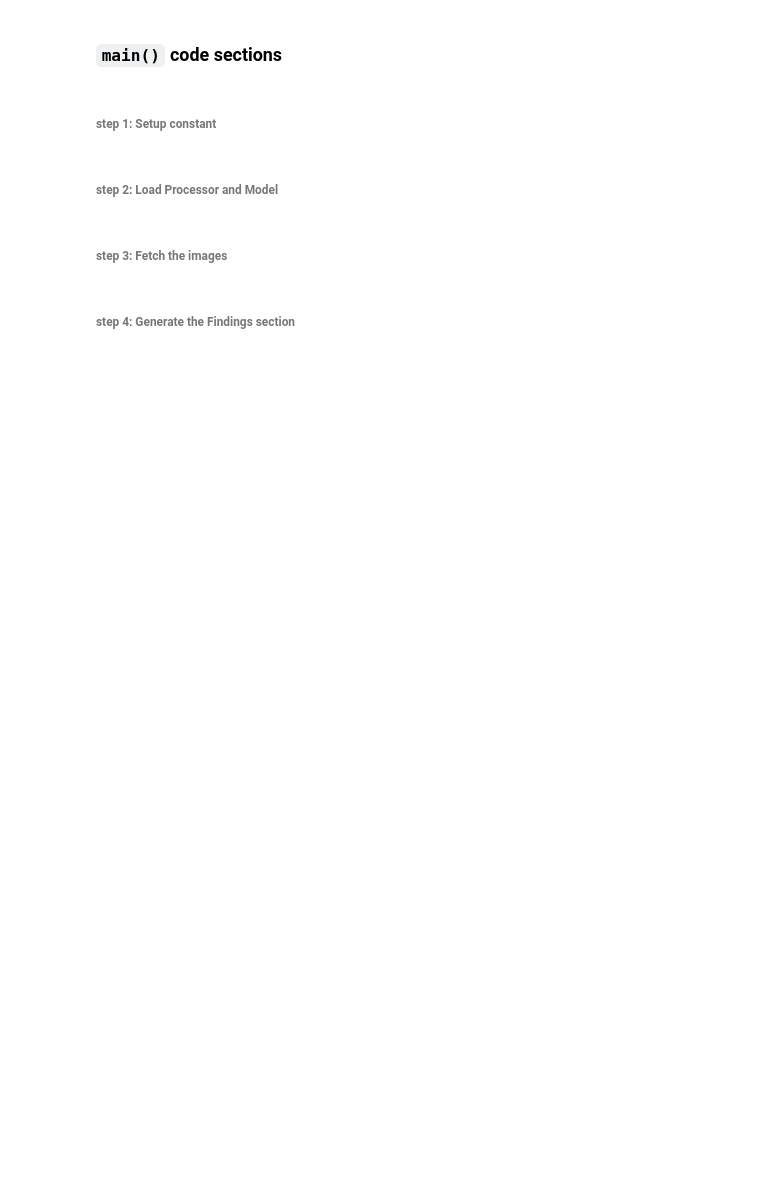
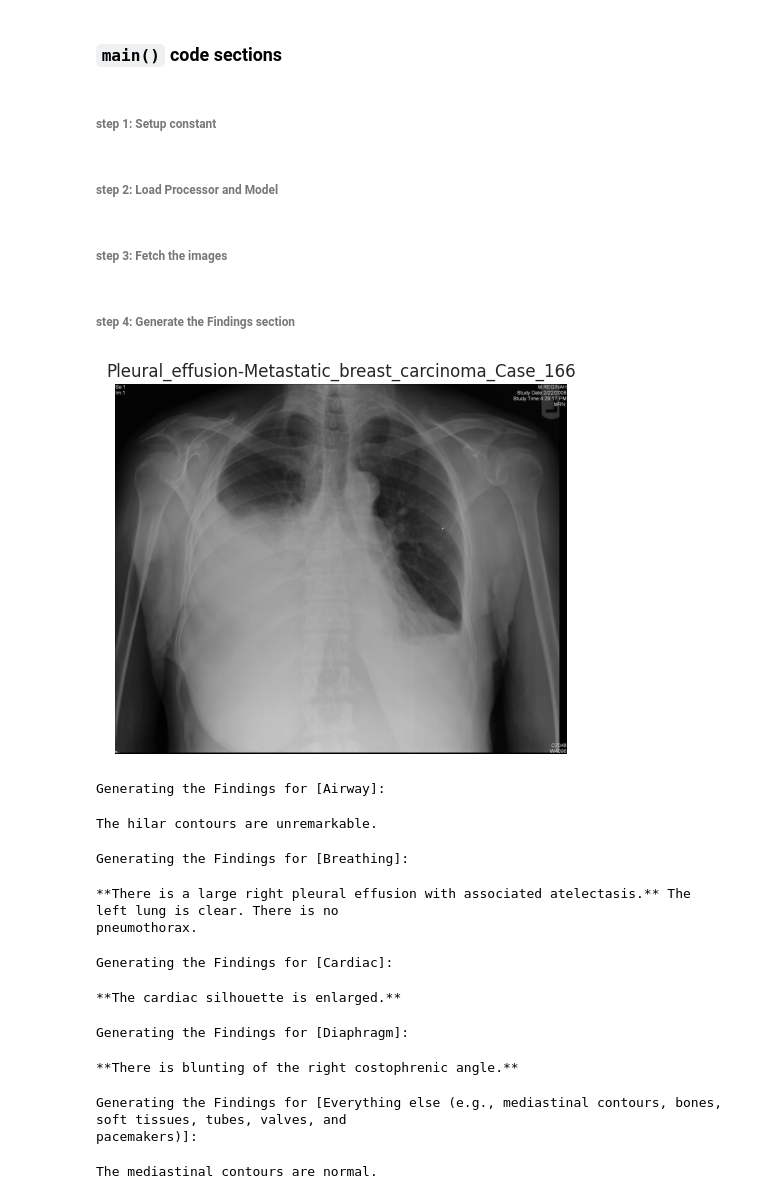
Before and after one commit to mark-rustad/CheXagent, a Jupyter notebook: get_started.ipynb, the cells around one changed output. Cells and saved outputs as stored; diff of their text form; code cells hidden in the pictures; blank space fills up the shorter version.

Commit message:
format nb output, handle warning and log messages

```diff
--- a/get_started.ipynb
+++ b/get_started.ipynb
@@ -2,7 +2,7 @@
 ### Imports and definitions
 # %%
 import io
-import textwrap
+import warnings
 from pathlib import Path
 
 import matplotlib.pyplot as plt
@@ -13,6 +13,8 @@ import torch
 from PIL import Image
 from rich import print
 from transformers import AutoModelForCausalLM, AutoProcessor, GenerationConfig
+
+sns.set_style("darkgrid")
 # %%
 def download_image(url):
     resp = requests.get(url)
@@ -24,7 +26,12 @@ def generate(images, prompt, processor, model, device, dtype, generation_config)
     inputs = processor(images=images[:2], text=f" USER: <s>{prompt} ASSISTANT: <s>", return_tensors="pt").to(
         device=device, dtype=dtype
     )
-    output = model.generate(**inputs, generation_config=generation_config)[0]
+    output = model.generate(
+        **inputs,
+        generation_config=generation_config,
+        # this silences "Setting `pad_token_id` to `eos_token_id`:{eos_token_id} for open-end generation."
+        pad_token_id=processor.tokenizer.eos_token_id,
+    )[0]
     response = processor.tokenizer.decode(output, skip_special_tokens=True)
     return response
 
@@ -51,6 +58,13 @@ def main():
         response = generate(images, prompt, processor, model, device, dtype, generation_config)
         print(f"Generating the Findings for [{anatomy}]:")
         print(response)
+
+
+def plot_img(image, title):
+    plt.imshow(image)
+    plt.axis("off")
+    plt.title(title)
+    plt.show()
 # %% [markdown]
 #### `main()` call
 # %%
@@ -137,16 +187,36 @@ images = [download_image(image_path)]
 # %% [markdown]
 ###### step 4: Generate the Findings section
 # %%
+warnings.filterwarnings("ignore", category=UserWarning)
+
 anatomies = [
     "Airway",
     "Breathing",
     "Cardiac",
     "Diaphragm",
     "Everything else (e.g., mediastinal contours, bones, soft tissues, tubes, valves, and pacemakers)",
 ]
 
+plot_img(image=images[0], title="Pleural_effusion-Metastatic_breast_carcinoma_Case_166")
+
 for anatomy in anatomies:
     prompt = f'Describe "{anatomy}"'
     response = generate(images, prompt, processor, model, device, dtype, generation_config)
     print(f"Generating the Findings for [{anatomy}]:")
     print(response)
+
+warnings.resetwarnings()
+# %% [output]
+[figure, added]
+Generating the Findings for [Airway]:
+The hilar contours are unremarkable.
+Generating the Findings for [Breathing]:
+**There is a large right pleural effusion with associated atelectasis.** The left lung is clear. There is no
+pneumothorax.
+Generating the Findings for [Cardiac]:
+**The cardiac silhouette is enlarged.**
+Generating the Findings for [Diaphragm]:
+**There is blunting of the right costophrenic angle.**
+Generating the Findings for [Everything else (e.g., mediastinal contours, bones, soft tissues, tubes, valves, and
+pacemakers)]:
+The mediastinal contours are normal.
```
Also changed, not shown: parts of 11 cells of this notebook, 1 other file.
